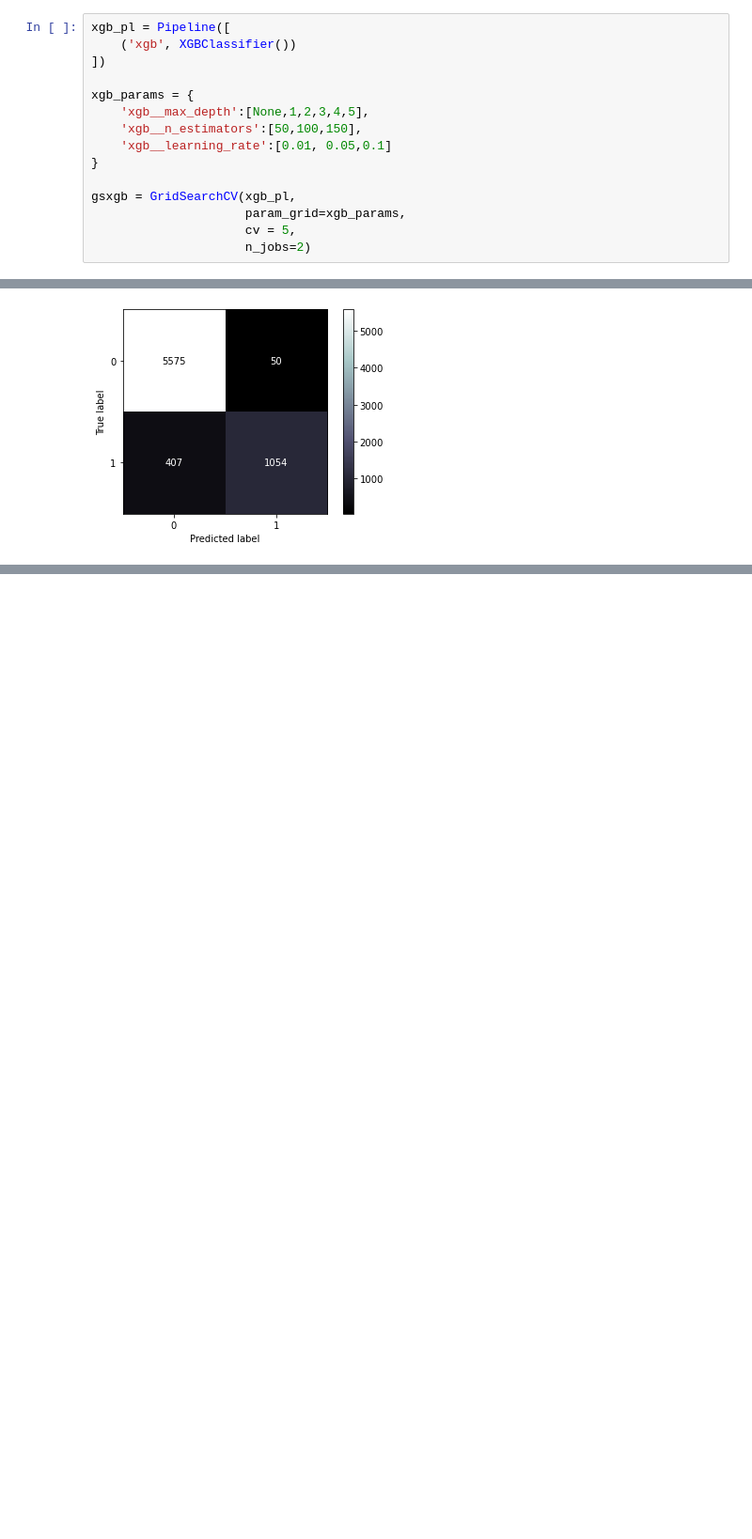
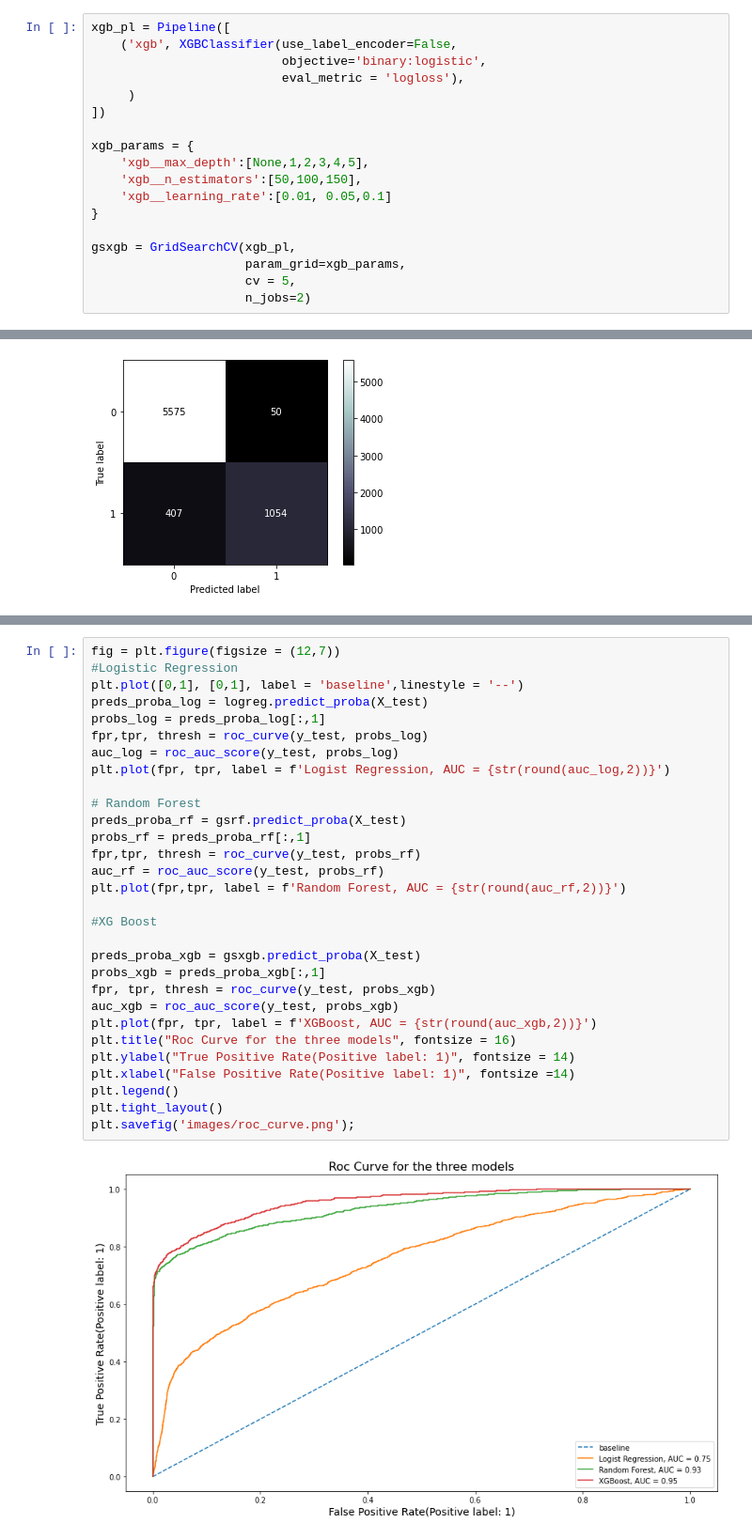
Before and after one commit to dcast822/credit_risk_analysis, a Jupyter notebook: 01_creditrisk.ipynb, the cells around one changed output, grey strips where cells are left out. Shown at 94% size. Cells and saved outputs as stored; diff of their text form; blank space fills up the shorter version.

Commit message:
modeling, metrics and insights

```diff
--- a/01_creditrisk.ipynb
+++ b/01_creditrisk.ipynb
@@ -860,7 +886,10 @@ RocCurveDisplay.from_estimator(gsrf, X_test, y_test, color = 'red');
 from xgboost import XGBClassifier
 # %%
 xgb_pl = Pipeline([
-    ('xgb', XGBClassifier())
+    ('xgb', XGBClassifier(use_label_encoder=False,
+                          objective='binary:logistic',
+                          eval_metric = 'logloss'),
+     )
 ])
 
 xgb_params = {
@@ -980,0 +968,32 @@ RocCurveDisplay.from_estimator(gsxgb, X_test, y_test, color = 'yellow')
+# %%
+fig = plt.figure(figsize = (12,7))
+#Logistic Regression
+plt.plot([0,1], [0,1], label = 'baseline',linestyle = '--')
+preds_proba_log = logreg.predict_proba(X_test)
+probs_log = preds_proba_log[:,1]
+fpr,tpr, thresh = roc_curve(y_test, probs_log)
+auc_log = roc_auc_score(y_test, probs_log)
+plt.plot(fpr, tpr, label = f'Logist Regression, AUC = {str(round(auc_log,2))}')
+
+# Random Forest
+preds_proba_rf = gsrf.predict_proba(X_test)
+probs_rf = preds_proba_rf[:,1]
+fpr,tpr, thresh = roc_curve(y_test, probs_rf)
+auc_rf = roc_auc_score(y_test, probs_rf)
+plt.plot(fpr,tpr, label = f'Random Forest, AUC = {str(round(auc_rf,2))}')
+
+#XG Boost
+
+preds_proba_xgb = gsxgb.predict_proba(X_test)
+probs_xgb = preds_proba_xgb[:,1]
+fpr, tpr, thresh = roc_curve(y_test, probs_xgb)
+auc_xgb = roc_auc_score(y_test, probs_xgb)
+plt.plot(fpr, tpr, label = f'XGBoost, AUC = {str(round(auc_xgb,2))}')
+plt.title("Roc Curve for the three models", fontsize = 16)
+plt.ylabel("True Positive Rate(Positive label: 1)", fontsize = 14)
+plt.xlabel("False Positive Rate(Positive label: 1)", fontsize =14)
+plt.legend()
+plt.tight_layout()
+plt.savefig('images/roc_curve.png');
+# %% [output]
+[figure, added]
```
Also changed, not shown: parts of 19 cells of this notebook, 2 other files.
